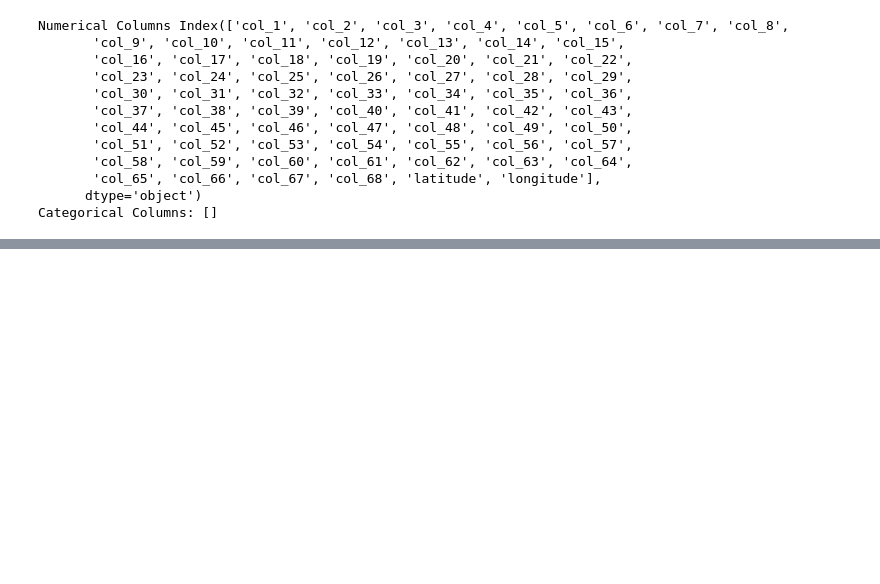
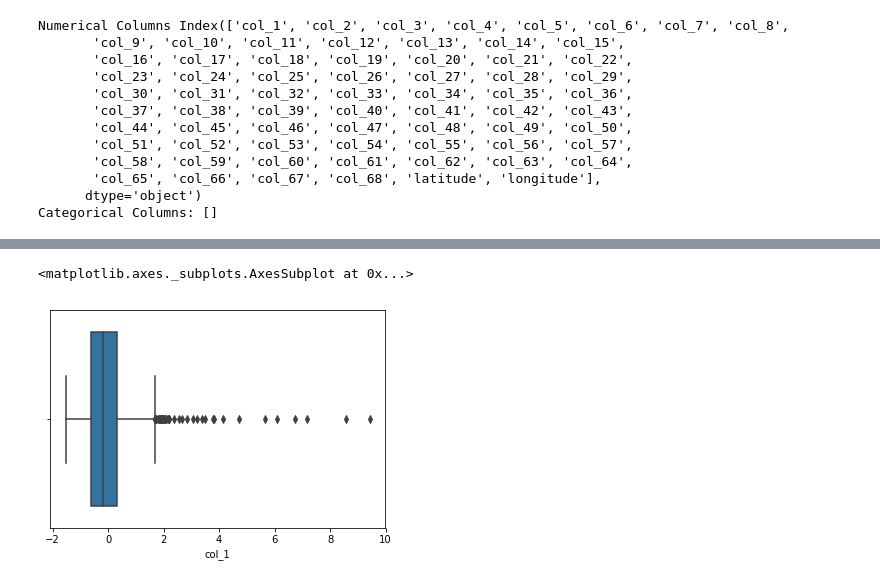
Before and after one commit to NikhilMunna/SDA-dataAnalysis, a Jupyter notebook: Project Analysis.ipynb, the cells around one changed output, grey strips where cells are left out. Saved outputs shown, nothing was run; the diff lists cells and outputs as text; code cells hidden in the pictures; blank space fills up the shorter version.

```diff
--- a/Project Analysis.ipynb
+++ b/Project Analysis.ipynb
@@ -187,0 +234,5 @@ Categorical Columns: []
+# %%
+sns.boxplot(x=data["col_1"])
+# %% [output]
+<matplotlib.axes._subplots.AxesSubplot at 0x...>
+[figure, added]
```
Also changed, not shown: parts of 27 cells of this notebook.
